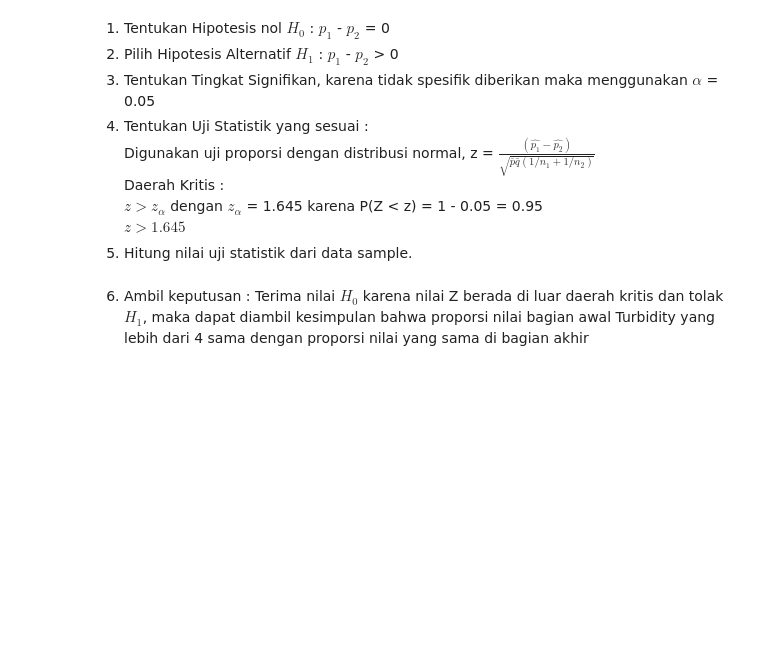
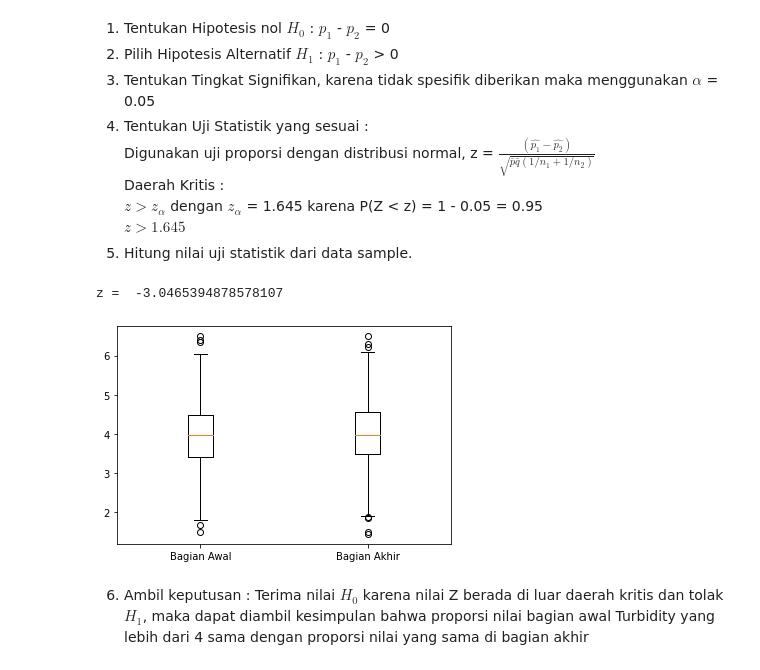
Before and after one commit to jakartasipirok/Tugas-Besar-IF2220-2021-2022, a Jupyter notebook: main2.ipynb, the cells around one changed output. Drawn from its saved outputs; the diff is of its cells as text; code cells hidden in the pictures; blank space fills up the shorter version.

```diff
--- a/main2.ipynb
+++ b/main2.ipynb
@@ -99,12 +143,21 @@ $z > z_{\alpha}$ dengan $z_{\alpha}$ = 1.645 karena P(Z < z) = 1 - 0.05 = 0.95 \
 $z > 1.645$
 5. Hitung nilai uji statistik dari data sample.
 # %%
+# z value
 n1 = n2 = 1005
 pHat1 = len(df.head(1005)[df.head(1005)["Turbidity"] > 4]) / 1005
 pHat2 = len(df.tail(1005)[df.tail(1005)["Turbidity"] > 4]) / 1005
-pBar = pHat1 + pHat2 / 2010
+pBar = (pHat1 + pHat2) / 2010
 # qbar = 1-pBar
-print("z = ",(pHat1 - pHat2)/(np.sqrt(pBar*(1-pBar)*(1/n1)+(1/n2))))
+print("z = ",(pHat1 - pHat2)/(np.sqrt(pBar*(1-pBar)*((1/n1)+(1/n2)))))
+
+# box plot
+plt.boxplot([df.loc[:1004].Turbidity, df.loc[1005:].Turbidity])
+plt.xticks([1, 2], ["Bagian Awal", "Bagian Akhir"])
+plt.show()
+# %% [output]
+z =  -3.0465394878578107
+[figure, added]
 # %% [markdown]
 6. Ambil keputusan : Terima nilai $H_0$ karena nilai Z berada di luar daerah kritis dan tolak $H_1$, maka dapat diambil kesimpulan bahwa proporsi nilai bagian awal Turbidity yang lebih dari 4 sama dengan proporsi nilai yang sama di bagian akhir
 # %% [markdown]
```
Also changed, not shown: parts of 27 cells of this notebook.
